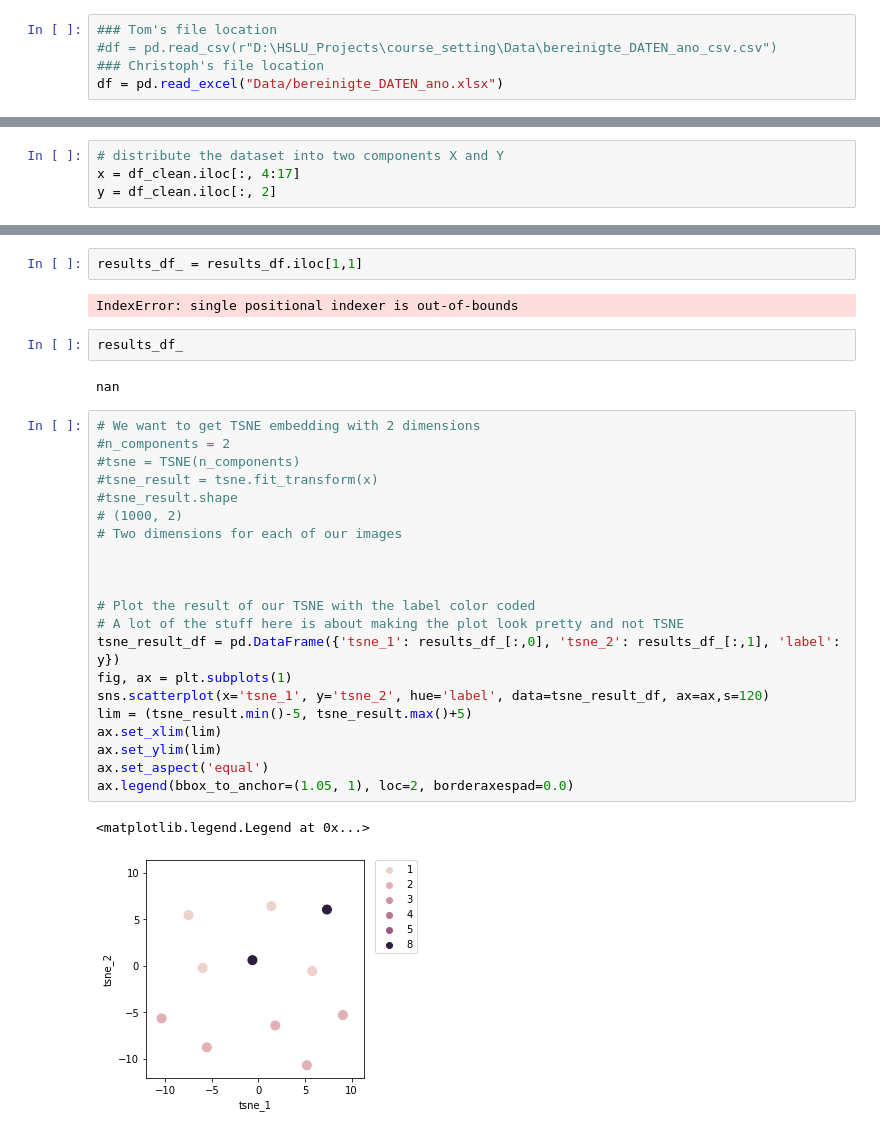
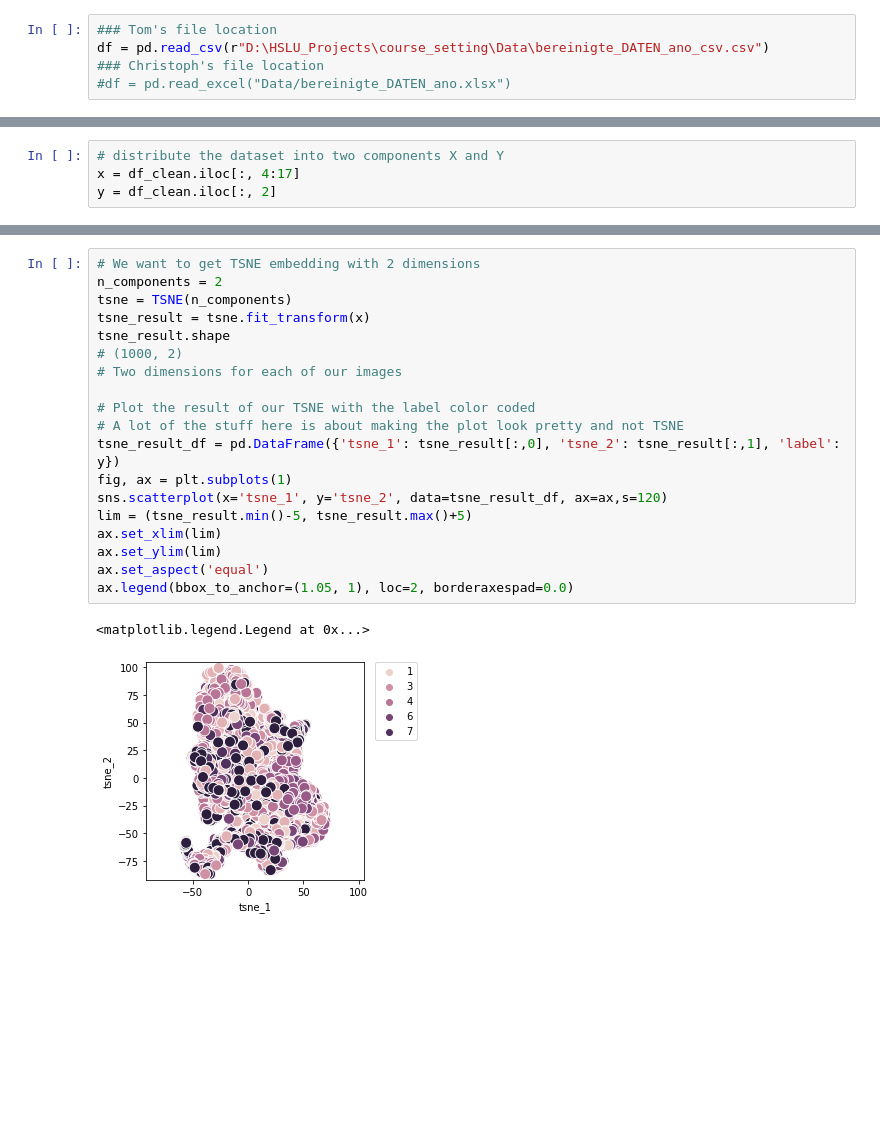
Before and after one commit to AnonymousCrux/course_setting, a Jupyter notebook: t-SNE_per_turn.ipynb, the cells around one changed output, grey strips where cells are left out. Saved outputs shown, nothing was run; the diff lists cells and outputs as text; blank space fills up the shorter version.

```diff
--- a/t-SNE_per_turn.ipynb
+++ b/t-SNE_per_turn.ipynb
@@ -13,9 +13,9 @@ import seaborn as sns
 import json
 # %%
 ### Tom's file location
-#df = pd.read_csv(r"D:\HSLU_Projects\course_setting\Data\bereinigte_DATEN_ano_csv.csv")
+df = pd.read_csv(r"D:\HSLU_Projects\course_setting\Data\bereinigte_DATEN_ano_csv.csv")
 ### Christoph's file location
-df = pd.read_excel("Data/bereinigte_DATEN_ano.xlsx")
+#df = pd.read_excel("Data/bereinigte_DATEN_ano.xlsx")
 # %%
 df.head()
 # %% [output]
@@ -148,32 +153,22 @@ fig, ax = plt.subplots(nrows=results_df.shape[0], ncols = results_df.shape[1])
-# %%
-results_df_ = results_df.iloc[1,1]
-# %% [output]
-IndexError: single positional indexer is out-of-bounds
-# %%
-results_df_
-# %% [output]
-nan
 # %%
 # We want to get TSNE embedding with 2 dimensions
-#n_components = 2
-#tsne = TSNE(n_components)
-#tsne_result = tsne.fit_transform(x)
-#tsne_result.shape
+n_components = 2
+tsne = TSNE(n_components)
+tsne_result = tsne.fit_transform(x)
+tsne_result.shape
 # (1000, 2)
 # Two dimensions for each of our images
 
-
-
 # Plot the result of our TSNE with the label color coded
 # A lot of the stuff here is about making the plot look pretty and not TSNE
-tsne_result_df = pd.DataFrame({'tsne_1': results_df_[:,0], 'tsne_2': results_df_[:,1], 'label': y})
+tsne_result_df = pd.DataFrame({'tsne_1': tsne_result[:,0], 'tsne_2': tsne_result[:,1], 'label': y})
 fig, ax = plt.subplots(1)
-sns.scatterplot(x='tsne_1', y='tsne_2', hue='label', data=tsne_result_df, ax=ax,s=120)
+sns.scatterplot(x='tsne_1', y='tsne_2', data=tsne_result_df, ax=ax,s=120)
 lim = (tsne_result.min()-5, tsne_result.max()+5)
 ax.set_xlim(lim)
 ax.set_ylim(lim)
 ax.set_aspect('equal')
 ax.legend(bbox_to_anchor=(1.05, 1), loc=2, borderaxespad=0.0)
 # %% [output]
 <matplotlib.legend.Legend at 0x...>
-[figure, old version]
+[figure, new version]
```
Also changed, not shown: parts of 5 cells of this notebook, 2 other files.
